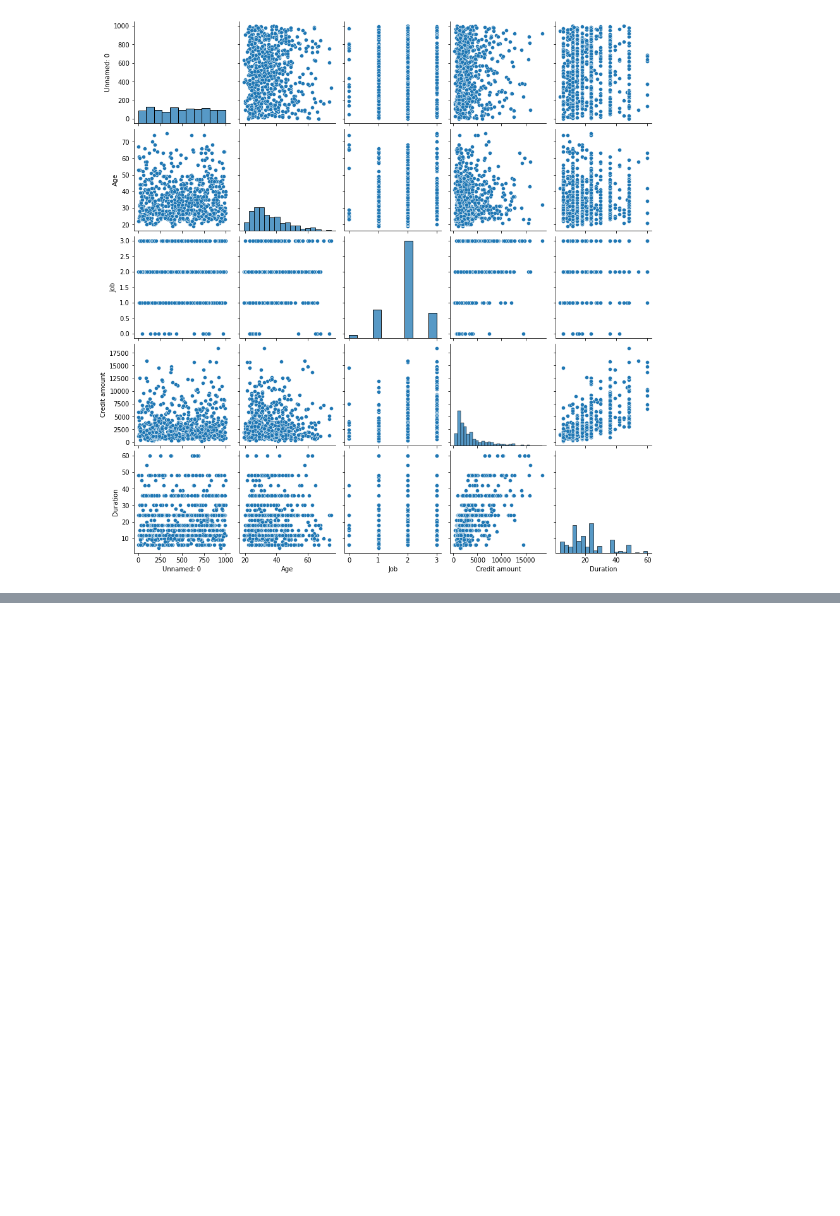
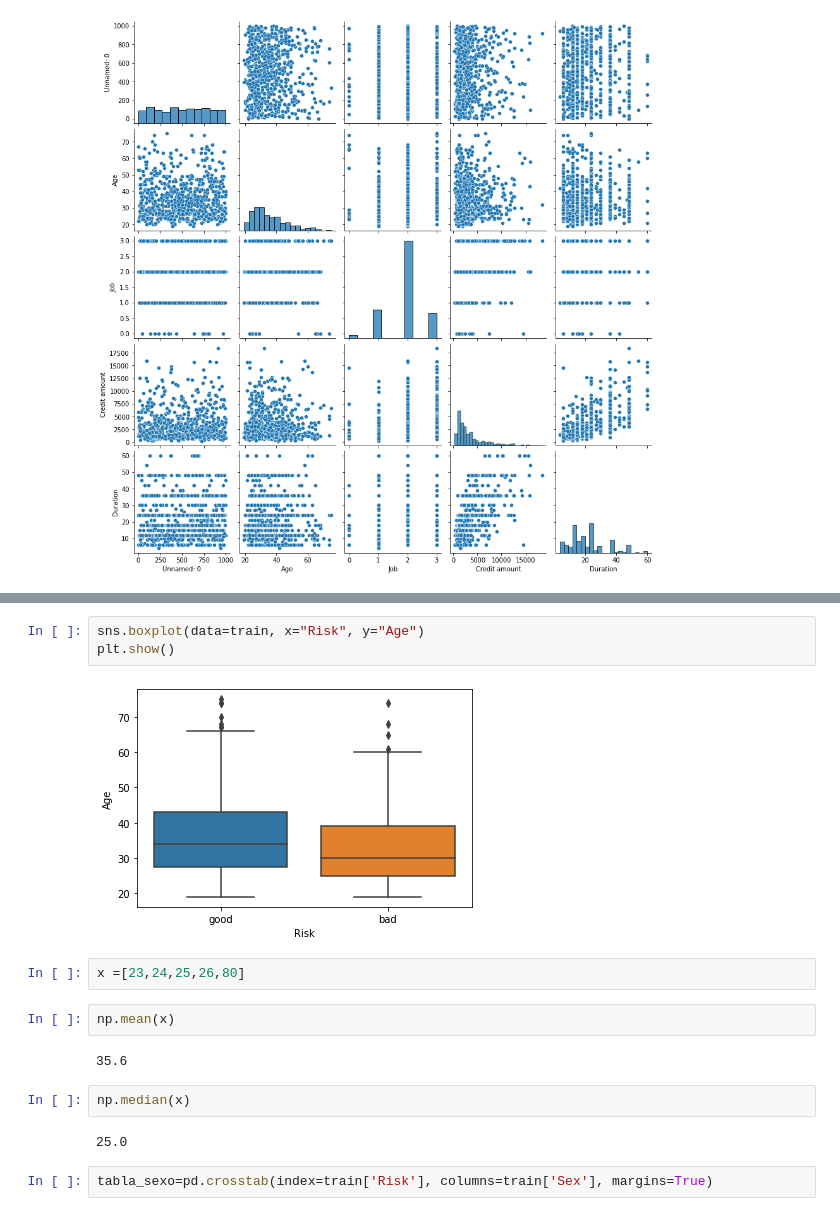
Before and after one commit to GabrielUSAIA/credit_model, a Jupyter notebook: notebooks/Model_1.ipynb, the cells around one changed output, grey strips where cells are left out. Cells and saved outputs as stored; diff of their text form; blank space fills up the shorter version.

```diff
--- a/notebooks/Model_1.ipynb
+++ b/notebooks/Model_1.ipynb
@@ -44,0 +49,17 @@ sns.countplot(x=)
+# %%
+sns.boxplot(data=train, x="Risk", y="Age")
+plt.show()
+# %% [output]
+[figure, added]
+# %%
+x =[23,24,25,26,80]
+# %%
+np.mean(x)
+# %% [output]
+35.6
+# %%
+np.median(x)
+# %% [output]
+25.0
+# %%
+tabla_sexo=pd.crosstab(index=train['Risk'], columns=train['Sex'], margins=True)
```
Also changed, not shown: parts of 13 cells of this notebook.
